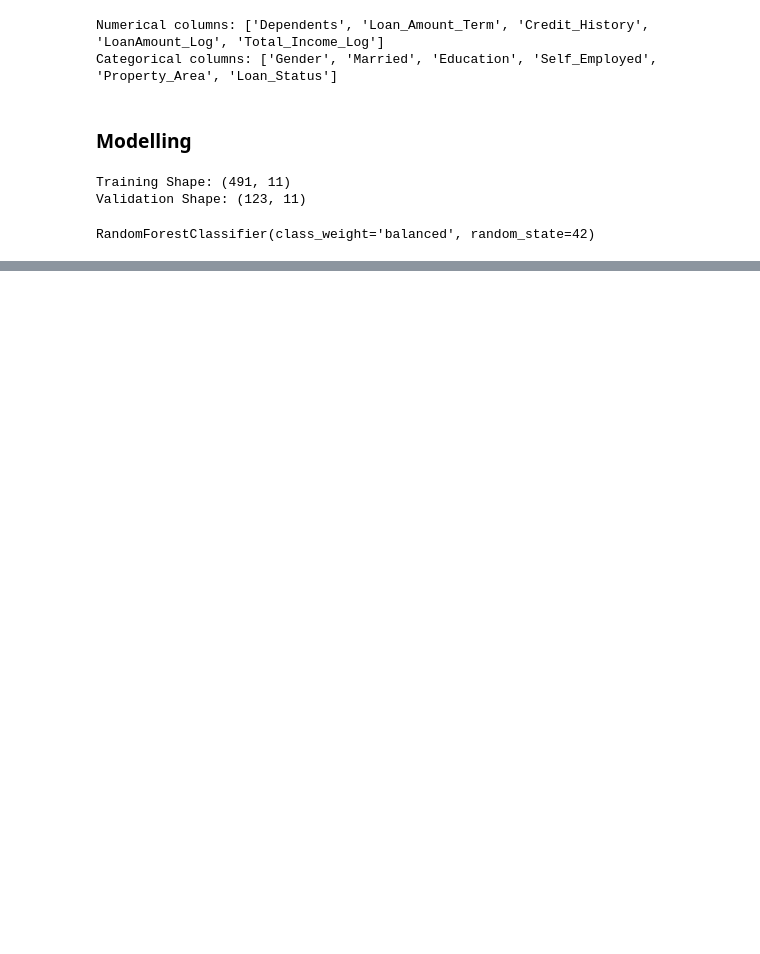
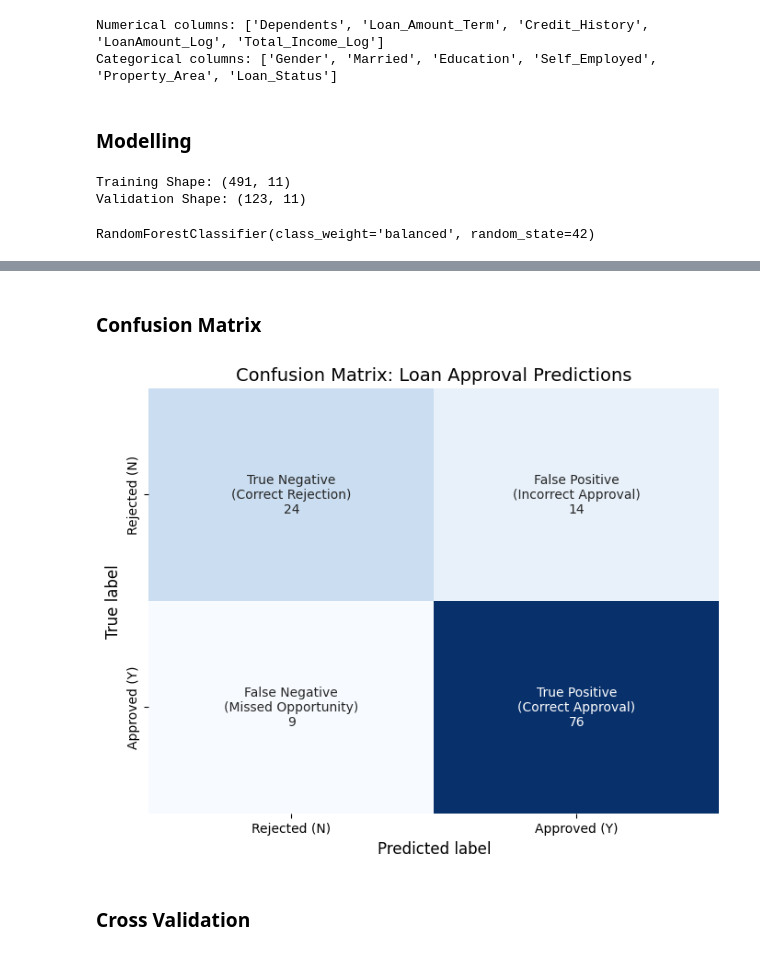
Before and after one commit to Hope426/group_3_ds613, a Jupyter notebook: main_notebook.ipynb, the cells around one changed output, grey strips where cells are left out. Saved outputs shown, nothing was run; the diff lists cells and outputs as text; code cells hidden in the pictures; blank space fills up the shorter version.

```diff
--- a/main_notebook.ipynb
+++ b/main_notebook.ipynb
@@ -370,21 +370,14 @@ rf_model = RandomForestClassifier(
     random_state=42
 )
 # Model Training
-rf_model.fit(X_train, y_train)
+trained_model = rf_model.fit(X_train, y_train)
+trained_model
 # %% [output]
 RandomForestClassifier(class_weight='balanced', random_state=42)
 # %%
 # Predictions on Validation Set
-y_pred = rf_model.predict(X_val)
+y_pred = trained_model.predict(X_test)
 
 # Accuracy
-print(f"Validation Accuracy: {accuracy_score(y_val, y_pred)*100:.2f}%")
-print("\nClassification Report:\n", classification_report(y_val, y_pred))
-
-# Visual Confusion Matrix
-plt.figure(figsize=(5, 4))
-sns.heatmap(confusion_matrix(y_val, y_pred), annot=True, fmt='d', cmap='Blues')
-plt.title('Confusion Matrix')
-plt.ylabel('Actual')
-plt.xlabel('Predicted')
-plt.show()
+print(f"Validation Accuracy: {accuracy_score(y_test, y_pred)*100:.2f}%")
+print("\nClassification Report:\n", classification_report(y_test, y_pred))
@@ -393,0 +396,23 @@ print("Model saved as 'loan_model.joblib'")
+# %% [markdown]
+### Confusion Matrix
+# %%
+cm = confusion_matrix(y_test, y_pred)
+group_names = ['True Negative\n(Correct Rejection)', 'False Positive\n(Incorrect Approval)',
+               'False Negative\n(Missed Opportunity)', 'True Positive\n(Correct Approval)']
+group_counts = ["{0:0.0f}".format(value) for value in cm.flatten()]
+labels = [f"{v1}\n{v2}" for v1, v2 in zip(group_names, group_counts)]
+labels = np.asarray(labels).reshape(2, 2)
+
+plt.figure(figsize=(8, 6))
+sns.heatmap(cm, annot=labels, fmt='', cmap='Blues', cbar=False,
+            xticklabels=['Rejected (N)', 'Approved (Y)'],
+            yticklabels=['Rejected (N)', 'Approved (Y)'])
+
+plt.ylabel('True label', fontsize=12)
+plt.xlabel('Predicted label', fontsize=12)
+plt.title('Confusion Matrix: Loan Approval Predictions', fontsize=14)
+plt.show()
+# %% [output]
+[figure, added]
+# %% [markdown]
+### Cross Validation
```
Also changed, not shown: parts of 5 cells of this notebook, 1 other file.
